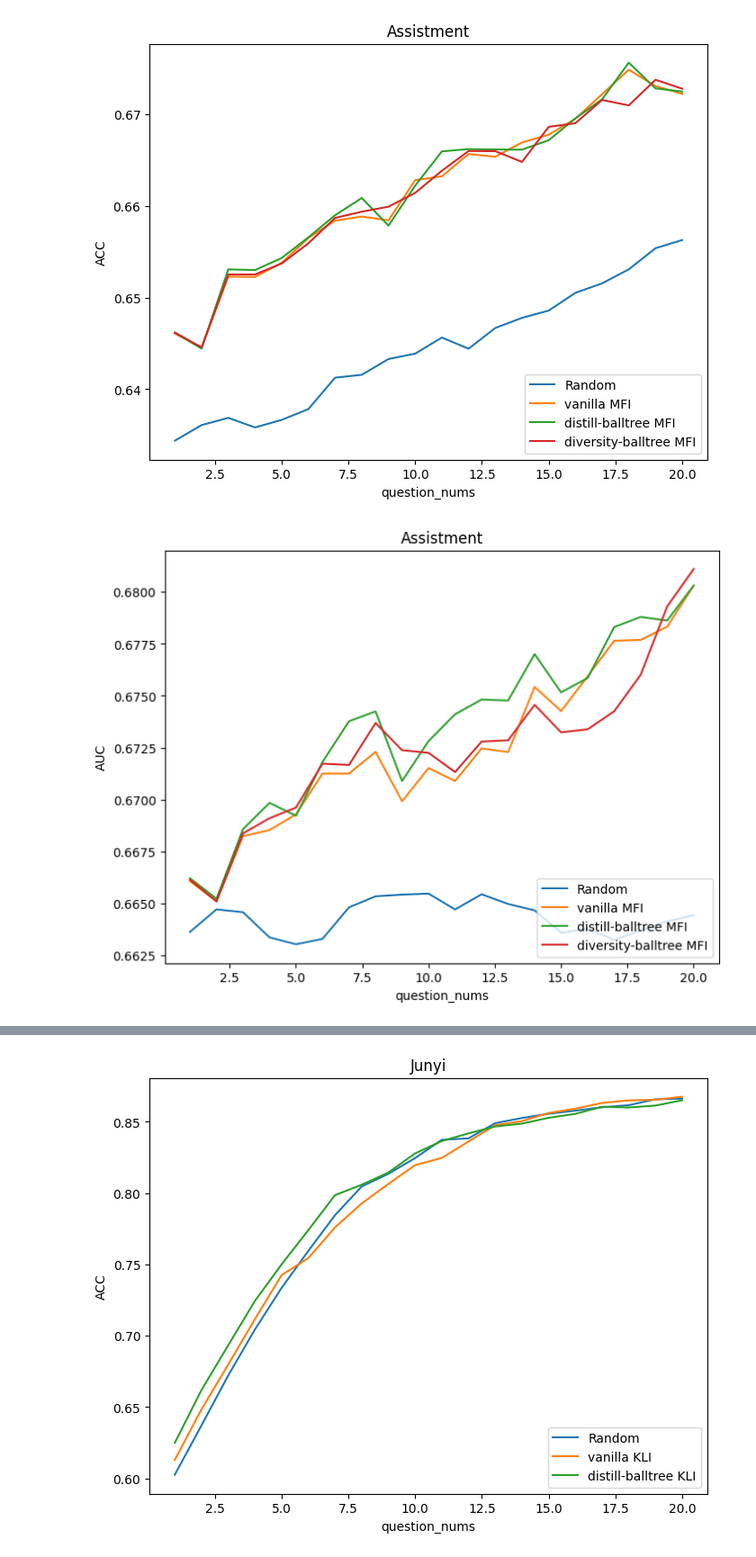
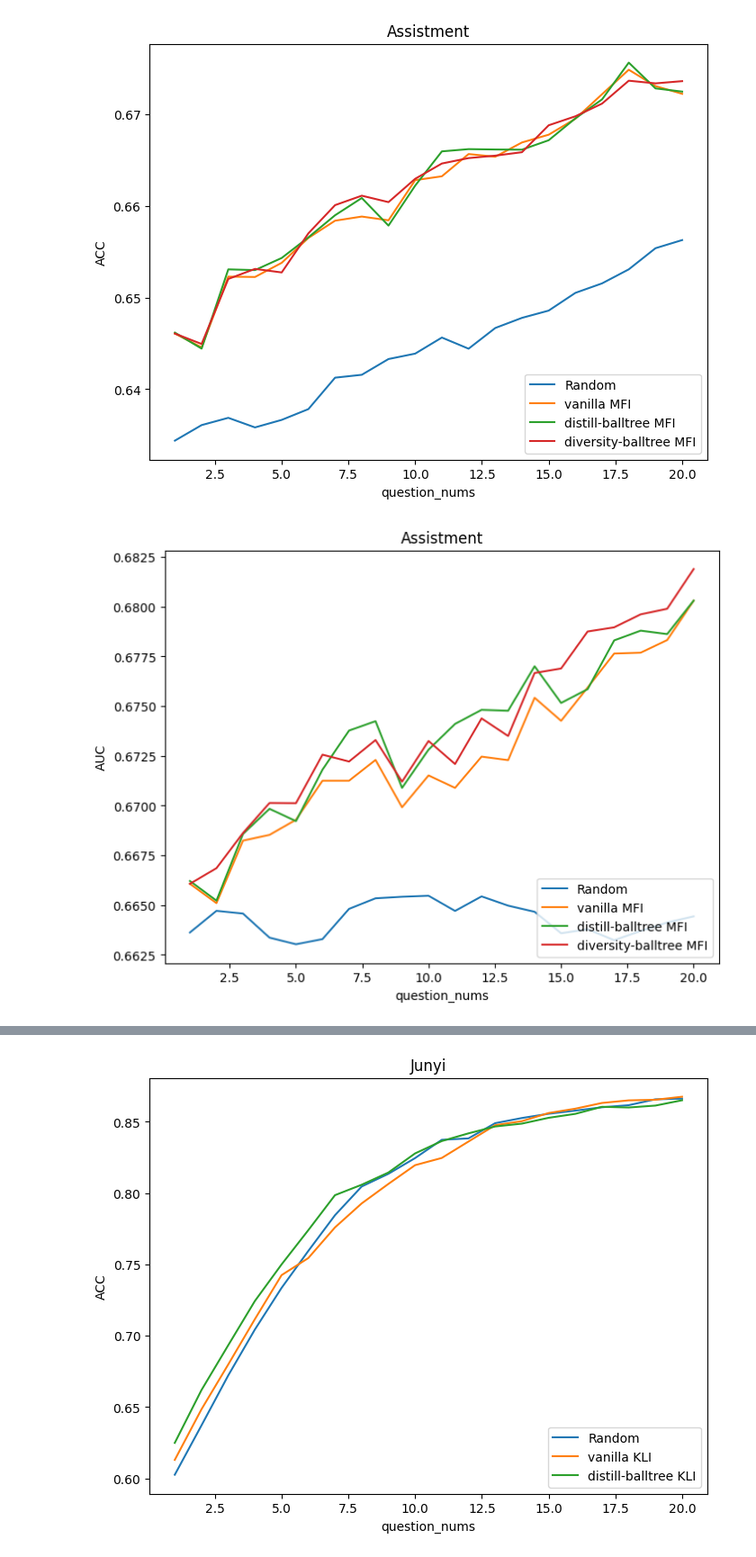
Before and after one commit to ViviHong200709/CAT, a Jupyter notebook: CAT/mips/draw_pic.ipynb, the cells around one changed output, grey strips where cells are left out. Shown: that part at 90% size. Saved outputs shown, nothing was run; the diff lists cells and outputs as text; code cells hidden in the pictures.

```diff
--- a/CAT/mips/draw_pic.ipynb
+++ b/CAT/mips/draw_pic.ipynb
@@ -31,23 +31,23 @@ def draw(Y1,Y2,Y3,standard,dataset,stg="MFI",xlabel="question nums",Y4=None):
 # %%
 
 matrix = ['0.632362425	0.634376705	0.636070967	0.636867046	0.63581872	0.636641502	0.637819231	0.641253352	0.641567171	0.643287718	0.643879175	0.645635605	0.644416451	0.646678746	0.647784412	0.648578227	0.650514185	0.651551485	0.653082728	0.655391395	0.65628159',
 '0.662635088	0.663627028	0.664713621	0.664577723	0.663366973	0.663034976	0.663293779	0.664812863	0.665344179	0.665422738	0.665472865	0.664709628	0.665440321	0.66497606	0.664666355	0.66358912	0.66378814	0.663237572	0.663702726	0.664126873	0.664437652',
 '0	0.002354532	0.004704532	0.007088893	0.009414616	0.011708362	0.014033213	0.016384086	0.018756682	0.021178916	0.023515893	0.02585683	0.028216852	0.030571999	0.032920446	0.035320301	0.037658211	0.039980449	0.042366274	0.044784896	0.047152001',
 '0.632362425	0.646069527	0.644563019	0.652288258	0.652249277	0.653794765	0.656513691	0.658397675	0.658849835	0.658439457	0.6628263	0.66324693	0.665675163	0.665383101	0.666942	0.667789459	0.669526219	0.672213733	0.67488426	0.673098385	0.672254682',
 '0.662635088	0.666071475	0.665101111	0.668241441	0.668530464	0.669290125	0.671252787	0.671252966	0.67229712	0.669917822	0.671518266	0.670892537	0.672462642	0.672284484	0.675421596	0.674261689	0.675933897	0.677643955	0.677686274	0.678319752	0.680300832',
 '0	0.067888938	0.135964781	0.202787399	0.270149976	0.338199735	0.407102913	0.474465847	0.540312648	0.60540998	0.671156526	0.736992598	0.802865803	0.868267655	0.933401406	0.998435318	1.064959288	1.128917456	1.193128705	1.258548379	1.32306397',
 '0.632362425	0.646172762	0.644424856	0.653081954	0.653001189	0.654324949	0.656577349	0.658992529	0.660875022	0.657860518	0.662227213	0.665968537	0.666214287	0.666174293	0.666154802	0.667183101	0.669573188	0.671646357	0.675661206	0.672846794	0.672496378',
 '0.662635088	0.666213393	0.665227413	0.668574989	0.669841468	0.669222057	0.671808004	0.67377156	0.674243987	0.670892775	0.672814071	0.674106538	0.674814463	0.674769044	0.677006662	0.675161004	0.675853729	0.678302705	0.678792119	0.678619444	0.680304766',
 '0	0.008819658	0.01274098	0.020200532	0.031456489	0.04638955	0.063070618	0.080067679	0.097311743	0.117912173	0.137058109	0.157498628	0.180144995	0.202510059	0.223750502	0.245753065	0.269697458	0.294127285	0.320770919	0.346625417	0.370649546',
-'0.632362425	0.646172762	0.644563019	0.652525365	0.652523518	0.653725028	0.655922771	0.658698082	0.659378648	0.659927666	0.6614362	0.663853765	0.666007638	0.665988982	0.664817274	0.668645084	0.669044197	0.671584666	0.670990586	0.673787713	0.672816038',
-'0.662635088	0.666143596	0.665101111	0.668369114	0.669102788	0.669614613	0.671727777	0.671668172	0.673689306	0.67237556	0.672249138	0.671323419	0.672791183	0.672852397	0.674561322	0.67323482	0.673380494	0.674248457	0.676009178	0.679297268	0.681100547',
-'0	0.009130703	0.012551297	0.016022382	0.019523425	0.02308185	0.026792318	0.03054698	0.034357425	0.038102295	0.041975208	0.045809127	0.049747575	0.053633958	0.05754479	0.061483871	0.065502152	0.069562636	0.073587656	0.07768511	0.081888981']
+'0.632362425	0.646069527	0.644931853	0.652034938	0.653131306	0.652743995	0.657016158	0.660098135	0.661128461	0.660424232	0.662974834	0.664642274	0.665235043	0.665501595	0.665877998	0.668818116	0.669798732	0.671186507	0.673686683	0.673395216	0.673638344',
+'0.662635088	0.666071475	0.666856349	0.668624461	0.670134544	0.67012465	0.672561169	0.672215998	0.673296809	0.671204567	0.673249245	0.672090352	0.674383998	0.673499465	0.676668882	0.676891744	0.678749382	0.678959668	0.679611623	0.679892659	0.681891561',
+'0	0.146027774	0.295638889	0.441943884	0.587001503	0.733435035	0.876578093	1.01992166	1.16509831	1.313796878	1.4600811	1.606209636	1.751745462	1.896136642	2.039029121	2.180911303	2.322104216	2.46344161	2.601959467	2.740292072	2.878483772']
 
 dataset='Assistment'
 stg='MFI'
 draw(matrix[0],matrix[3],matrix[6],'ACC',dataset,stg,'question_nums',Y4=matrix[9])
 draw(matrix[1],matrix[4],matrix[7],'AUC',dataset,stg,'question_nums',Y4=matrix[10])
 draw(matrix[2],matrix[5],matrix[8],'Time',dataset,stg,'Time',Y4=matrix[11])
 # %% [output]
-[figure, old version]
+[figure, new version]
-[figure, old version]
+[figure, new version]
```
Also changed, not shown: parts of 1 cell of this notebook, 20 other files.
